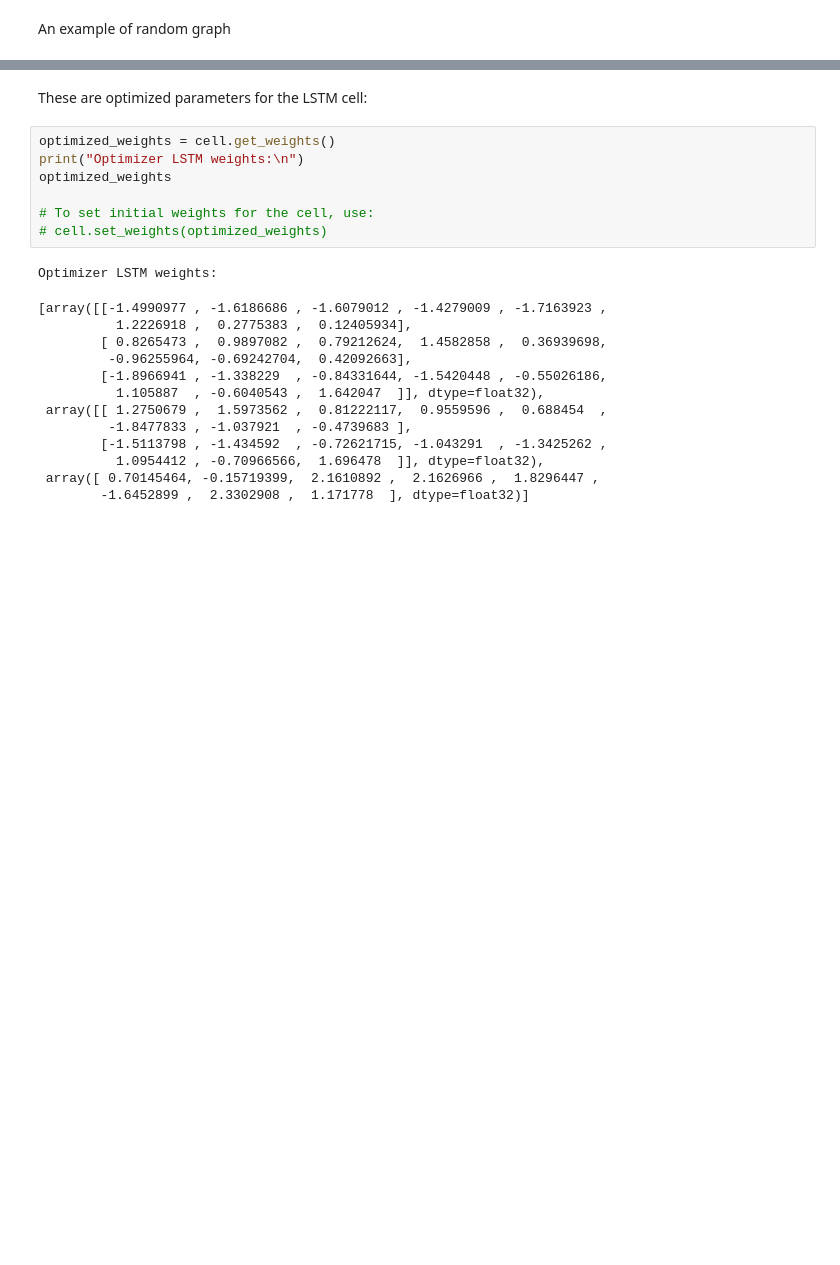
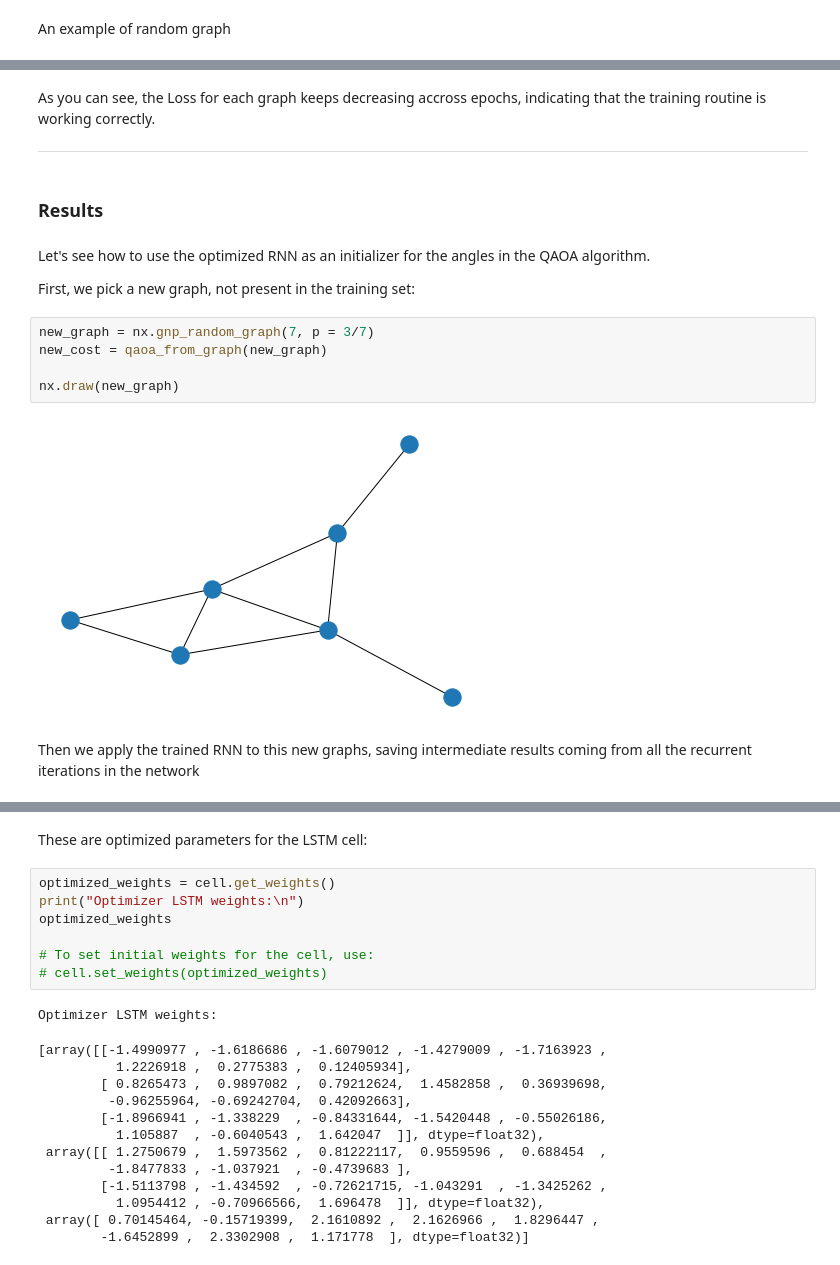
Before and after one commit to stfnmangini/Learning2learn, a Jupyter notebook: l2l_3.ipynb, the cells around one changed output, grey strips where cells are left out. Drawn from its saved outputs; the diff is of its cells as text; blank space fills up the shorter version.

```diff
--- a/l2l_3.ipynb
+++ b/l2l_3.ipynb
@@ -387,0 +431,19 @@ Epoch 1
+# %% [markdown]
+As you can see, the Loss for each graph keeps decreasing accross epochs, indicating that the training routine is working correctly.
+
+---
+# %% [markdown]
+### Results
+# %% [markdown]
+Let's see how to use the optimized RNN as an initializer for the angles in the QAOA algorithm.
+
+First, we pick a new graph, not present in the training set:
+# %%
+new_graph = nx.gnp_random_graph(7, p = 3/7)
+new_cost = qaoa_from_graph(new_graph)
+
+nx.draw(new_graph)
+# %% [output]
+[figure, added]
+# %% [markdown]
+Then we apply the trained RNN to this new graphs, saving intermediate results coming from all the recurrent iterations in the network
```
Also changed, not shown: parts of 68 cells of this notebook, 4 other files.
